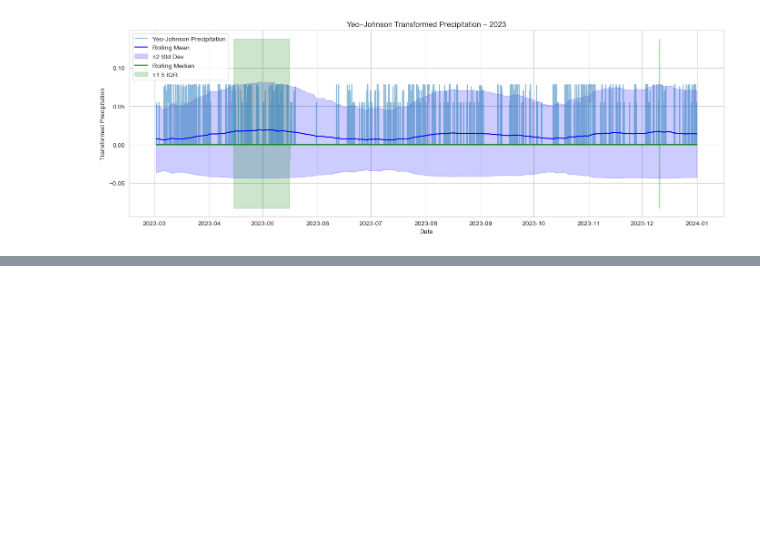
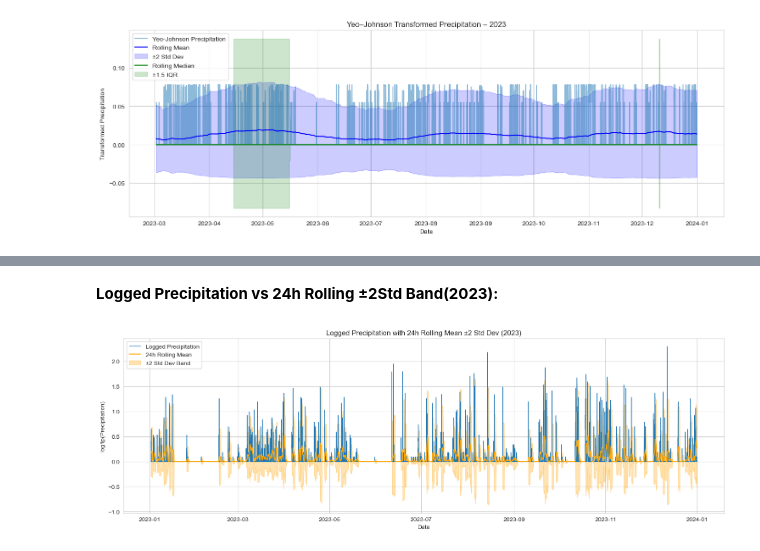
Before and after one commit to Jeremiah-Bachtin/comp1884-group6-weather-anomaly-detection-system, a Jupyter notebook: notebooks/notebook_jeremy_EDA.ipynb, the cells around one changed output, grey strips where cells are left out. Cells and saved outputs as stored; diff of their text form; code cells hidden in the pictures; blank space fills up the shorter version.

```diff
--- a/notebooks/notebook_jeremy_EDA.ipynb
+++ b/notebooks/notebook_jeremy_EDA.ipynb
@@ -512,0 +484,29 @@ Conclusion: Transformed values combined with short-window context offer the best
+# %% [markdown]
+**Logged Precipitation vs 24h Rolling ±2Std Band(2023):**
+# %%
+# Visual Check – Logged Precipitation with 24h ±2 Std Dev Bands (2023)
+
+# Step 2: Compute 24-hour rolling stats on logged precipitation
+df_2023['rolling_mean_24h'] = df_2023['precip_log'].rolling(window=24).mean()
+df_2023['rolling_std_24h'] = df_2023['precip_log'].rolling(window=24).std()
+df_2023['upper_bound'] = df_2023['rolling_mean_24h'] + 2 * df_2023['rolling_std_24h']
+df_2023['lower_bound'] = df_2023['rolling_mean_24h'] - 2 * df_2023['rolling_std_24h']
+
+# Step 3: Drop missing values for clean plotting
+plot_df = df_2023[['precip_log', 'rolling_mean_24h', 'upper_bound', 'lower_bound']].dropna().reset_index()
+
+# Step 4: Plot
+plt.figure(figsize=(15, 5))
+plt.plot(plot_df['date'], plot_df['precip_log'], label='Logged Precipitation', linewidth=1)
+plt.plot(plot_df['date'], plot_df['rolling_mean_24h'], label='24h Rolling Mean', color='orange')
+plt.fill_between(plot_df['date'], plot_df['lower_bound'], plot_df['upper_bound'],
+                 color='orange', alpha=0.3, label='±2 Std Dev Band')
+plt.title("Logged Precipitation with 24h Rolling Mean ±2 Std Dev (2023)")
+plt.ylabel("log1p(Precipitation)")
+plt.xlabel("Date")
+plt.legend()
+plt.grid(True)
+plt.tight_layout()
+plt.show()
+# %% [output]
+[figure, added]
```
Also changed, not shown: parts of 8 cells of this notebook.
